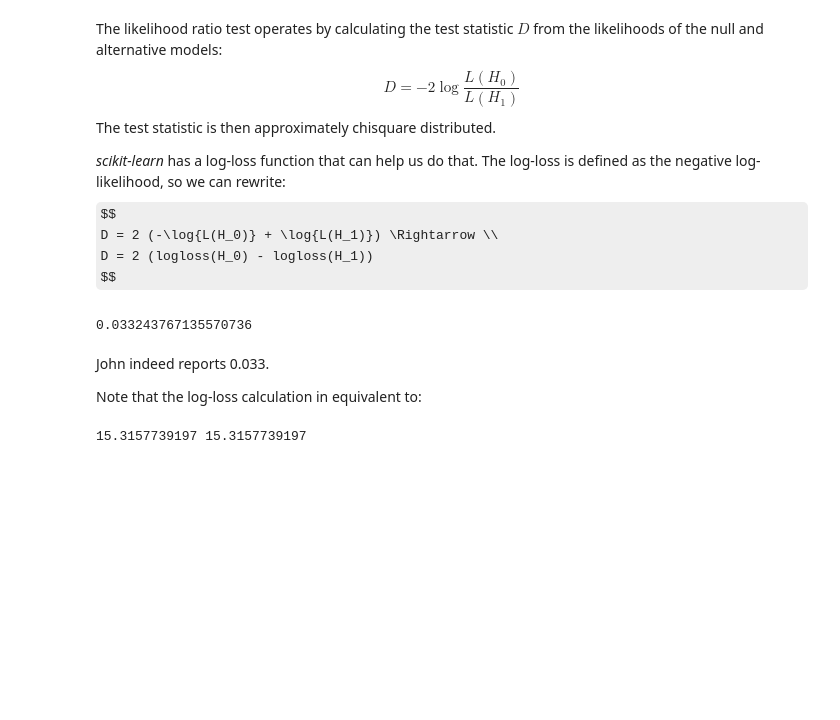
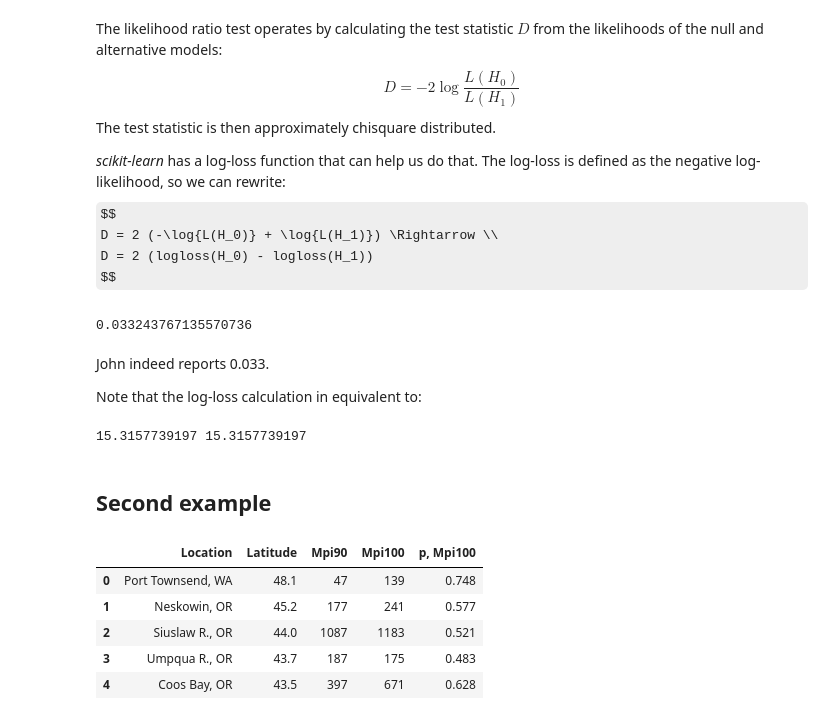
Before and after one commit to yoavram/ipython-notebooks, a Jupyter notebook: Simple logistic regression.ipynb, the cells around one changed output. Cells and saved outputs as stored; diff of their text form; code cells hidden in the pictures; some formulas as TeX source; blank space fills up the shorter version.

Commit message:
another example, refactoring stuff to func

```diff
--- a/Simple logistic regression.ipynb
+++ b/Simple logistic regression.ipynb
@@ -153,3 +167,25 @@ print(
 )
 # %% [output]
 15.3157739197 15.3157739197
+# %% [markdown]
+## Second example
+# %%
+data = """Location	Latitude	Mpi90	Mpi100	p, Mpi100
+Port Townsend, WA	48.1	47	139	0.748
+Neskowin, OR	45.2	177	241	0.577
+Siuslaw R., OR	44	1087	1183	0.521
+Umpqua R., OR	43.7	187	175	0.483
+Coos Bay, OR	43.5	397	671	0.628
+San Francisco, CA	37.8	40	14	0.259
+Carmel, CA	36.6	39	17	0.304
+Santa Barbara, CA	34.3	30	0	0
+"""
+df = pd.read_table(io.StringIO(data))
+df.head()
+# %% [output]
+|  | Location | Latitude | Mpi90 | Mpi100 | p, Mpi100 |
+| 0 | Port Townsend, WA | 48.1 | 47 | 139 | 0.748 |
+| 1 | Neskowin, OR | 45.2 | 177 | 241 | 0.577 |
+| 2 | Siuslaw R., OR | 44.0 | 1087 | 1183 | 0.521 |
+| 3 | Umpqua R., OR | 43.7 | 187 | 175 | 0.483 |
+| 4 | Coos Bay, OR | 43.5 | 397 | 671 | 0.628 |
```
Also changed, not shown: parts of 11 cells of this notebook.
